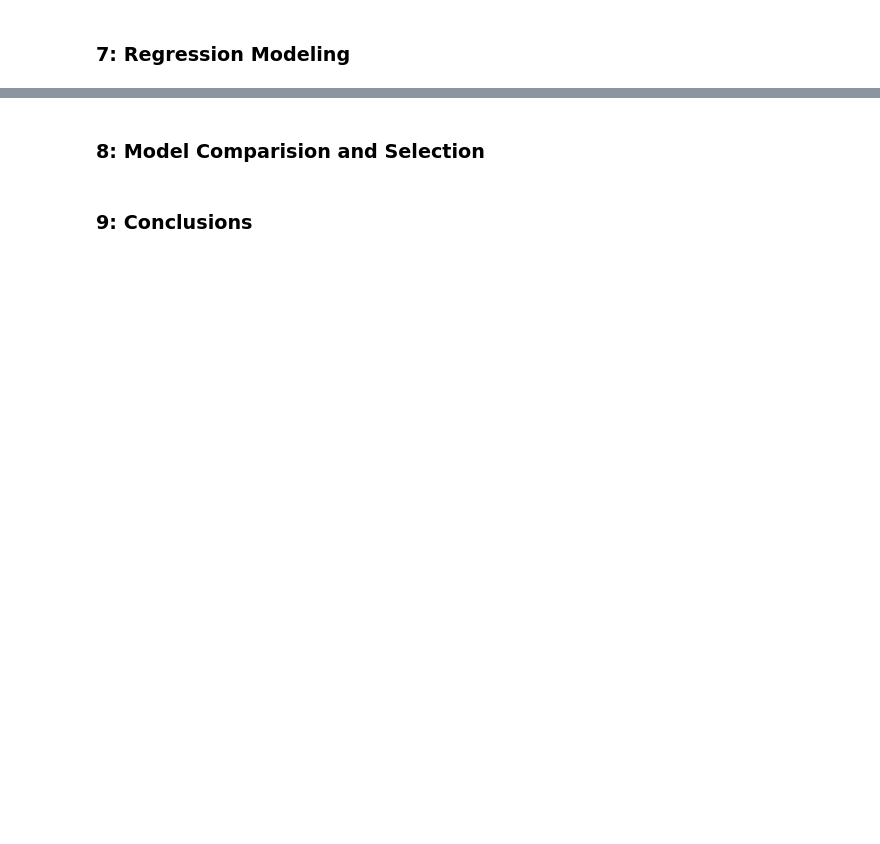
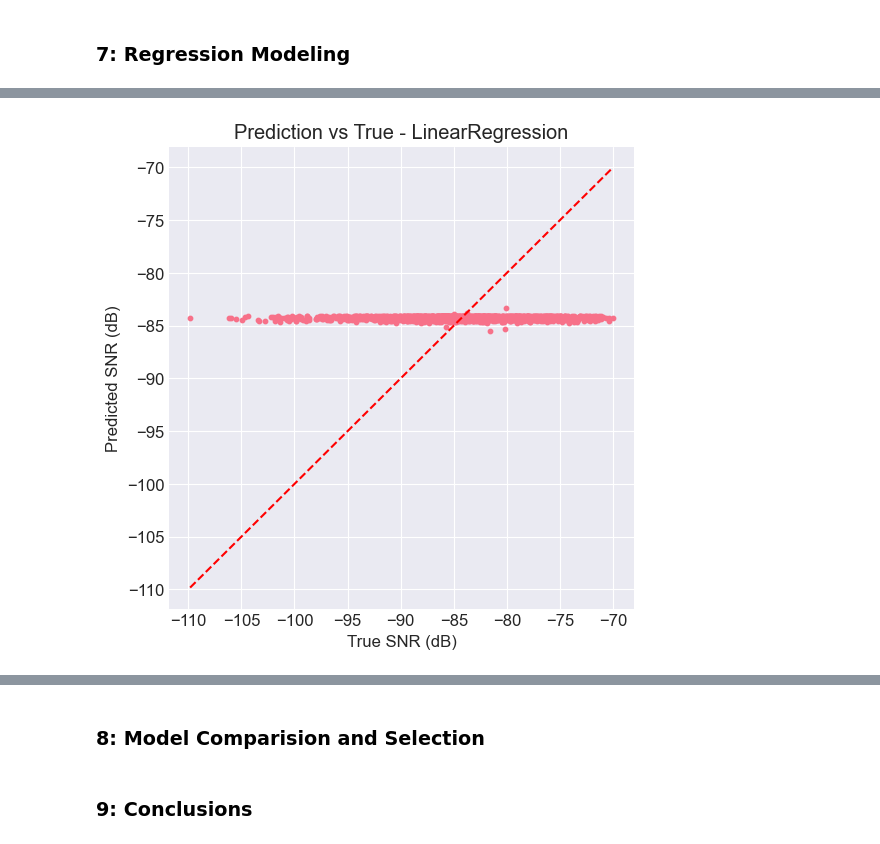
Before and after one commit to robin8wang/Capstone_AIML, a Jupyter notebook: capstone_aiml.ipynb, the cells around one changed output, grey strips where cells are left out. Cells and saved outputs as stored; diff of their text form; code cells hidden in the pictures; blank space fills up the shorter version.

```diff
--- a/capstone_aiml.ipynb
+++ b/capstone_aiml.ipynb
@@ -517,0 +793,25 @@ Before we build our first model, we want to establish a baseline.  What is the b
+# %%
+# Train on Full Train Set + Test Evaluation
+test_rows = {}
+trained_reg = {}
+
+for name, model in reg_models.items():
+    pipe = Pipeline([
+        ("scaler", StandardScaler()),
+        ("pca", pca),
+        ("reg", model)
+    ])
+
+    pipe.fit(X_train_pca, y_train_snr)
+    trained_reg[name] = pipe
+
+    y_pred = pipe.predict(X_test_pca)
+
+    test_rows[name] = {
+        "Test_RMSE": np.sqrt(mean_squared_error(y_test_snr, y_pred)),
+        "Test_MAE": mean_absolute_error(y_test_snr, y_pred),
+        "Test_R2": r2_score(y_test_snr, y_pred)
+    }
+
+test_results = pd.DataFrame(test_rows).T.sort_values("Test_RMSE")
+test_results
@@ -517,0 +826,18 @@ Before we build our first model, we want to establish a baseline.  What is the b
+# %%
+# Prediction vs Ground Truth Plot (Best Model)
+best_model_name = test_results.index[0]
+best_pipe = trained_reg[best_model_name]
+
+y_pred_best = best_pipe.predict(X_test_pca)
+
+plt.figure(figsize=(6,6))
+plt.scatter(y_test_snr, y_pred_best, s=10)
+plt.plot([y_test_snr.min(), y_test_snr.max()],
+         [y_test_snr.min(), y_test_snr.max()],
+         'r--')
+plt.xlabel("True SNR (dB)")
+plt.ylabel("Predicted SNR (dB)")
+plt.title(f"Prediction vs True - {best_model_name}")
+plt.show()
+# %% [output]
+[figure, added]
```
Also changed, not shown: parts of 15 cells of this notebook.
